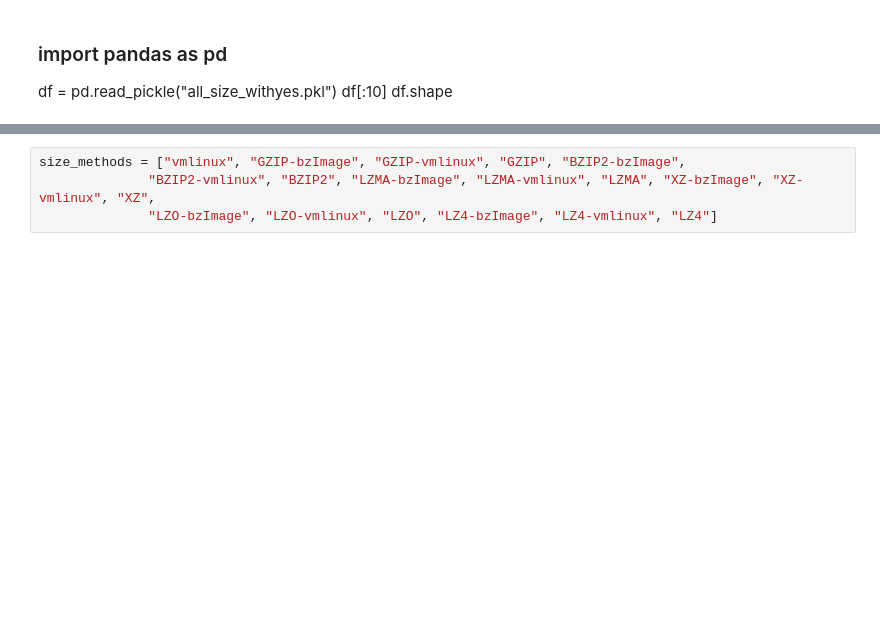
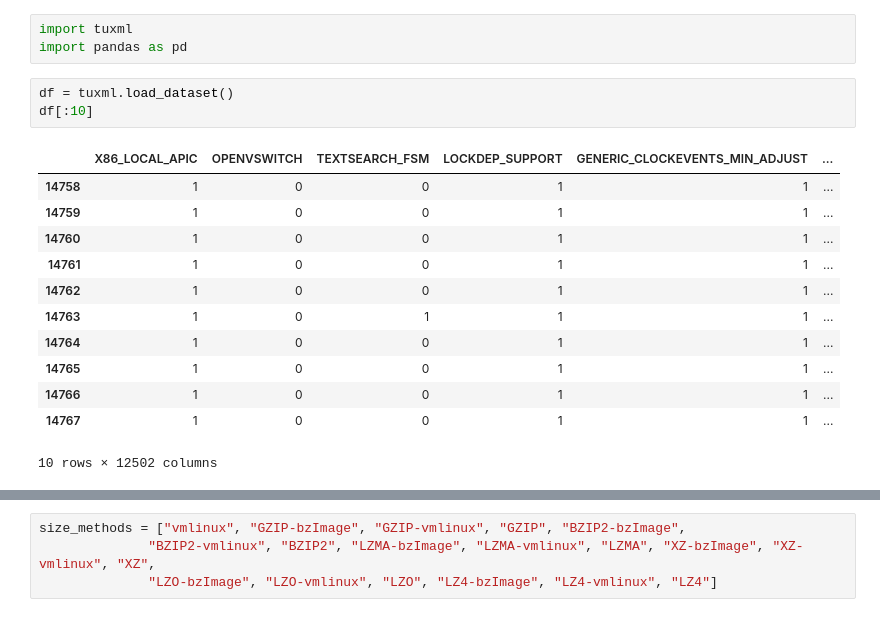
Before and after one commit to TuxML/size-analysis, a Jupyter notebook: size-analysis-fast.ipynb, the cells around one changed output, grey strips where cells are left out. Cells and saved outputs as stored; diff of their text form; blank space fills up the shorter version.

```diff
--- a/size-analysis-fast.ipynb
+++ b/size-analysis-fast.ipynb
@@ -1,7 +1,20 @@
-# %% [markdown]
-### import pandas as pd
-
-df = pd.read_pickle("all_size_withyes.pkl")
-df[:10]
-df.shape
+# %%
+import tuxml
+import pandas as pd
+# %%
+df = tuxml.load_dataset()
+df[:10]
+# %% [output]
+|  | X86_LOCAL_APIC | OPENVSWITCH | TEXTSEARCH_FSM | LOCKDEP_SUPPORT | GENERIC_CLOCKEVENTS_MIN_ADJUST | ... |
+| 14758 | 1 | 0 | 0 | 1 | 1 | ... |
+| 14759 | 1 | 0 | 0 | 1 | 1 | ... |
+| 14760 | 1 | 0 | 0 | 1 | 1 | ... |
+| 14761 | 1 | 0 | 0 | 1 | 1 | ... |
+| 14762 | 1 | 0 | 0 | 1 | 1 | ... |
+| 14763 | 1 | 0 | 1 | 1 | 1 | ... |
+| 14764 | 1 | 0 | 0 | 1 | 1 | ... |
+| 14765 | 1 | 0 | 0 | 1 | 1 | ... |
+| 14766 | 1 | 0 | 0 | 1 | 1 | ... |
+| 14767 | 1 | 0 | 0 | 1 | 1 | ... |
+10 rows × 12502 columns
 # %%
```
Also changed, not shown: parts of 2 cells of this notebook, 1 other file.
